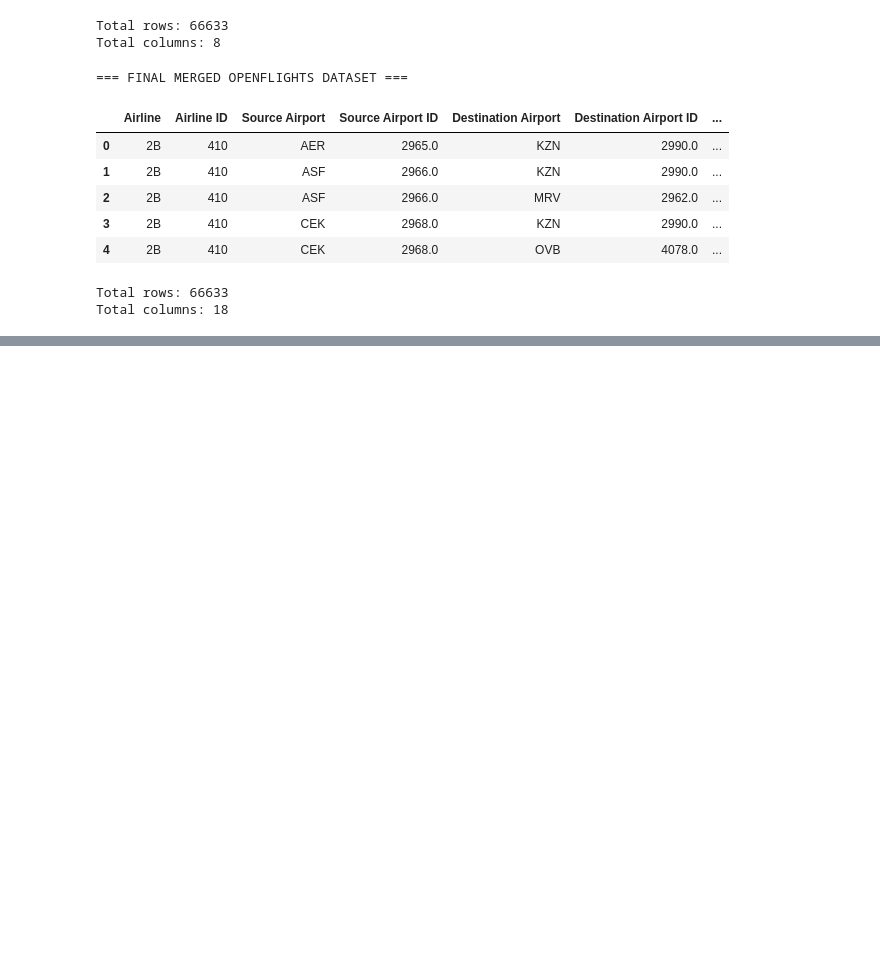
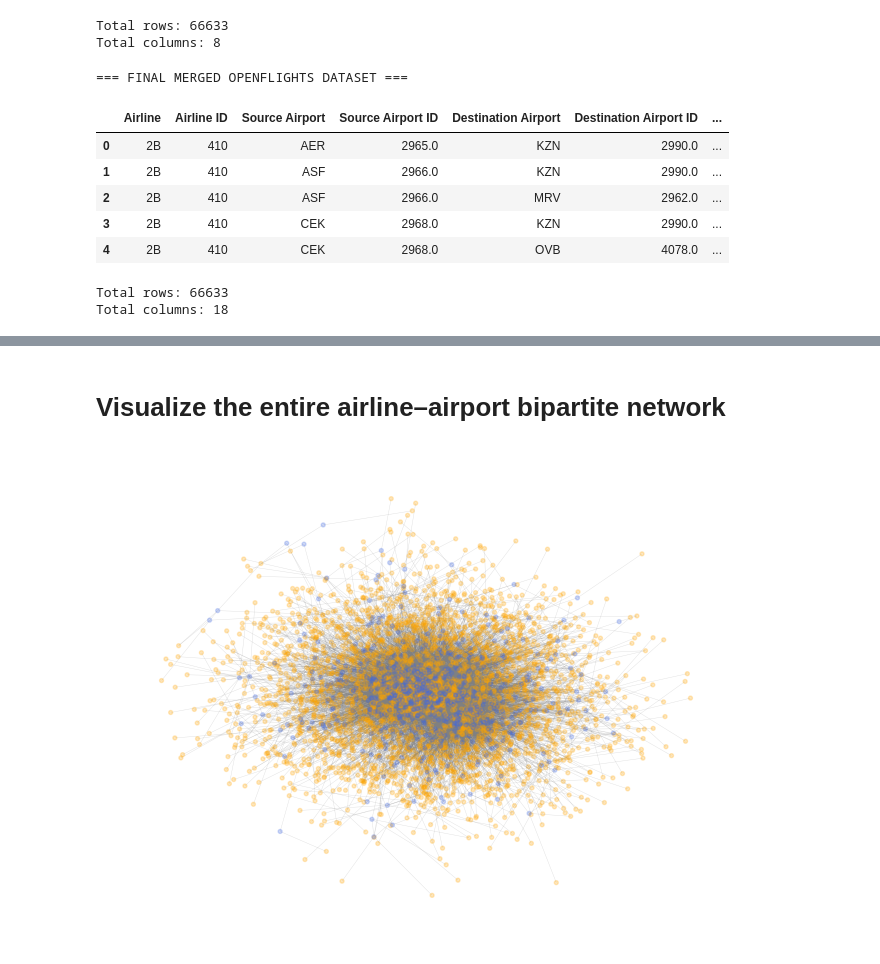
Before and after one commit to uzmabb182/Data_620_Web_Analytics, a Jupyter notebook: Week 6/Week_6_Project_2.ipynb, the cells around one changed output, grey strips where cells are left out. Saved outputs shown, nothing was run; the diff lists cells and outputs as text; code cells hidden in the pictures; blank space fills up the shorter version.

```diff
--- a/Week 6/Week_6_Project_2.ipynb
+++ b/Week 6/Week_6_Project_2.ipynb
@@ -4558,0 +2114,8 @@ Centrality analysis further reveals that Island 1 has different leading airlines
+# %% [markdown]
+# Visualize the entire airline–airport bipartite network
+# %%
+nx.draw(B, pos=nx.spring_layout(B, seed=42, iterations=30),
+        node_color=['royalblue' if B.nodes[n]['bipartite'] == 0 else 'orange' for n in B.nodes()],
+        node_size=8, edge_color='gray', alpha=0.25, width=0.3, with_labels=False)
+# %% [output]
+[figure, added]
```
Also changed, not shown: parts of 132 cells of this notebook.
